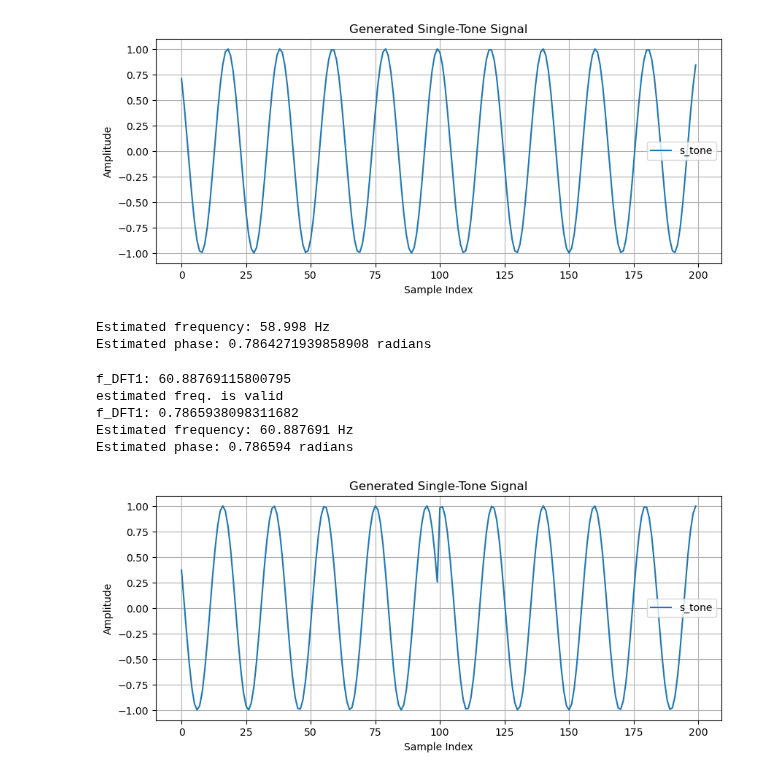
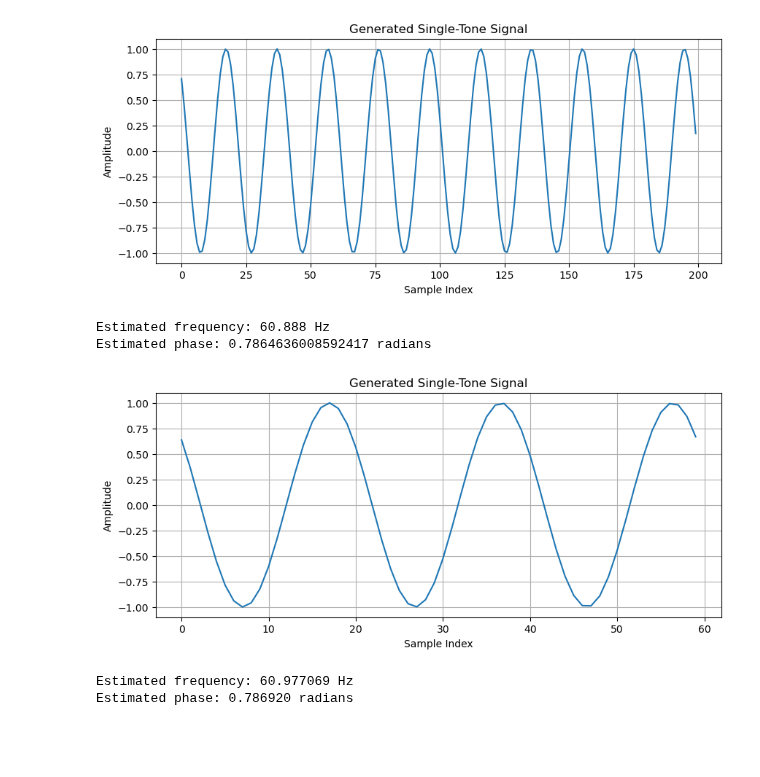
Before and after one commit to Licates/ENFify, a Jupyter notebook: notebooks/Frequence_and_phase_extraction.ipynb, the cells around one changed output. Saved outputs shown, nothing was run; the diff lists cells and outputs as text; code cells hidden in the pictures; blank space fills up the shorter version.

```diff
--- a/notebooks/Frequence_and_phase_extraction.ipynb
+++ b/notebooks/Frequence_and_phase_extraction.ipynb
@@ -162,37 +249,50 @@ def create_tones():
 # %%
 # Example usage
 Fs = 1200 # Sampling frequency (Hz)
-f0 = 59  # Frequency of the tone (Hz)
+f0 = 60.89  # Frequency of the tone (Hz)
 phi0 = np.pi/4  # Phase of the tone (radians)
 M = 200 # Number of samples
 N_DFT = 200000
 window_type = 'hann'  # Optional window type (e.g., 'hann', 'hamming', etc.)
 
 # Generate the signal
 n, s_tone = generate_s_tone(Fs, f0, phi0, M)
 
 #Plot the generated signal
 plt.figure(figsize=(10, 4))
-plt.plot(n, s_tone, label='s_tone')
+plt.plot(n, s_tone)
 plt.title('Generated Single-Tone Signal')
 plt.xlabel('Sample Index')
 plt.ylabel('Amplitude')
 plt.grid()
-plt.legend()
 plt.show()
 
 # Estimate frequency and phase
 f0_estimated, phi0_estimated = estimate_frequency_and_phase(s_tone, Fs, M, N_DFT, window_type)
 print(f"Estimated frequency: {f0_estimated} Hz")
 print(f"Estimated phase: {phi0_estimated} radians")
+
+period_length = int(np.round(Fs/f0))
+cycle = s_tone[period_length : period_length + 3*period_length]
+n_cycle = np.arange(len(cycle))
+
+#Plot the generated signal
+plt.figure(figsize=(10, 4))
+plt.plot(n_cycle, cycle)
+plt.title('Generated Single-Tone Signal')
+plt.xlabel('Sample Index')
+plt.ylabel('Amplitude')
+plt.grid()
+plt.show()
 # %% [output]
-[figure, old version]
+[figure, new version]
-Estimated frequency: 58.998 Hz
-Estimated phase: 0.7864271939858908 radians
+Estimated frequency: 60.888 Hz
+Estimated phase: 0.7864636008592417 radians
+[figure, added]
 # %%
 # Example usage
 Fs = 1200 # Sampling frequency (Hz)
-f0 = 60.89 # Frequency of the tone (Hz)
+f0 = 60.98 # Frequency of the tone (Hz)
 phi0 = np.pi/4 # Phase of the tone (radians)
 M =  200 # Number of samples
 N_DFT = 20000
@@ -205,26 +305,5 @@ frequency_estimated, phase_estimated = estimate_frequency_and_phase_derivative(s
 print(f"Estimated frequency: {frequency_estimated:.6f} Hz")
 print(f"Estimated phase: {phase_estimated:.6f} radians")
 # %% [output]
-f_DFT1: 60.88769115800795
-estimated freq. is valid
-f_DFT1: 0.7865938098311682
-Estimated frequency: 60.887691 Hz
-Estimated phase: 0.786594 radians
+Estimated frequency: 60.977069 Hz
+Estimated phase: 0.786920 radians
-# %%
-# Show one cut as example
-_,_,_,tones_array,cut_coords = create_tones()
-
-specific_tones_array = tones_array[0][cut_coords[0]-100:cut_coords[0]+100]
-n = np.arange(200)
-
-#Plot the generated signal
-plt.figure(figsize=(10, 4))
-plt.plot(n, specific_tones_array, label='s_tone')
-plt.title('Generated Single-Tone Signal')
-plt.xlabel('Sample Index')
-plt.ylabel('Amplitude')
-plt.grid()
-plt.legend()
-plt.show()
-# %% [output]
-[figure, removed]
```
Also changed, not shown: parts of 12 cells of this notebook.
